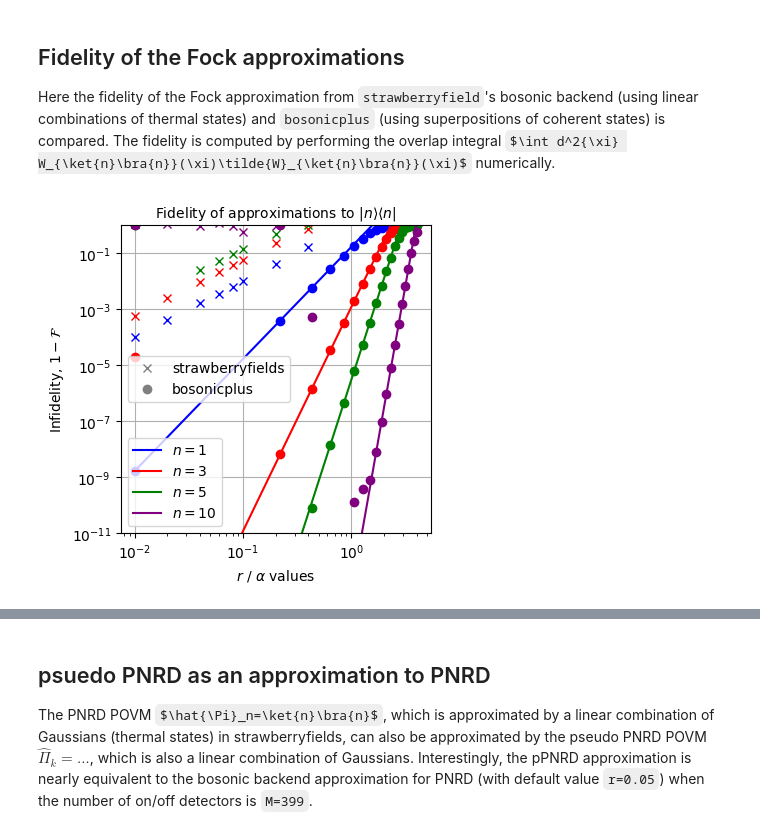
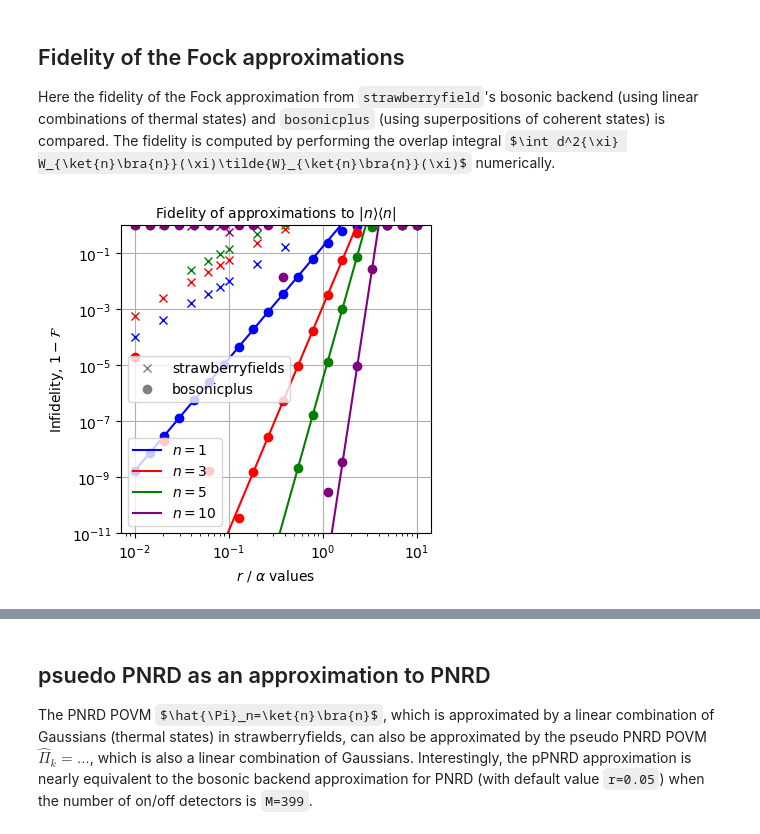
Before and after one commit to qpit/lcg_plus, a Jupyter notebook: Fock_approximation.ipynb, the cells around one changed output, grey strips where cells are left out. Saved outputs shown, nothing was run; the diff lists cells and outputs as text; code cells hidden in the pictures; some formulas as TeX source.

```diff
--- a/Fock_approximation.ipynb
+++ b/Fock_approximation.ipynb
@@ -95,7 +98,8 @@ N = np.array([1, 3, 5, 10])
 
 colors = ['b','r','g','purple','c','k']
 
-epsilons = np.linspace(1e-2,4, 20)
+#epsilons = np.linspace(1e-2,4, 20)
+epsilons = 10**np.linspace(-2,1,20)
 #epsilons = np.array([1e-1,2e-1])
 
 x = np.sqrt(sf.hbar)*np.linspace(-6,6,300)
@@ -128,31 +132,31 @@ for i, n in enumerate(N):
             th = prepare_fock_bosonic(n, r = r)
             W_th = th.wigner(mode = 0, xvec = x, pvec = x)
             fid = fidelity_with_wigner(W_fock, W_th, x, x).real
             #fidelities[j] = fid.real
             if j != len(rs) -1:
                 axes.loglog(r, 1-fid, 'x', color = colors[i])
             else:
                 axes.loglog(r, 1-fid, 'x', color = colors[i])
 
 th = matplotlib.lines.Line2D([], [], color='gray', marker='x', linestyle='None',label ='strawberryfields')
 coh = matplotlib.lines.Line2D([], [], color='gray', marker='o', linestyle='None',label ='bosonicplus')
 
 axes.set_xlabel(r'$r$ / $\alpha$ values')
 #axes.set_ylabel(r'$\mathcal{O}(1-\mathcal{F}(\left|N\right>,\left|\tilde{N}\right>))$')
 axes.set_ylabel(r'Infidelity, $1-\mathcal{F}$')
 axes.set_ylim([1e-11,1e-0])
 #axes.set_xlim([1e-2,4e-1])
 l1 = axes.legend(handles = [th, coh], loc = "center left")
 axes.legend(loc = "lower left")
 axes.add_artist(l1)
 axes.grid('on')
 axes.set_title(r'Fidelity of approximations to $|n\rangle \langle n|$', fontsize =10)
 #plt.show()
 
 
 #plt.savefig('Fock_approx_coherent.png')
 #plt.tight_layout()
 #plt.savefig('fock-approx-figs/fock-approx.pdf', bbox_inches = 'tight',transparent = True, pad_inches = 0)
 plt.show()
 # %% [output]
-[figure, old version]
+[figure, new version]
```
Also changed, not shown: parts of 6 cells of this notebook.
